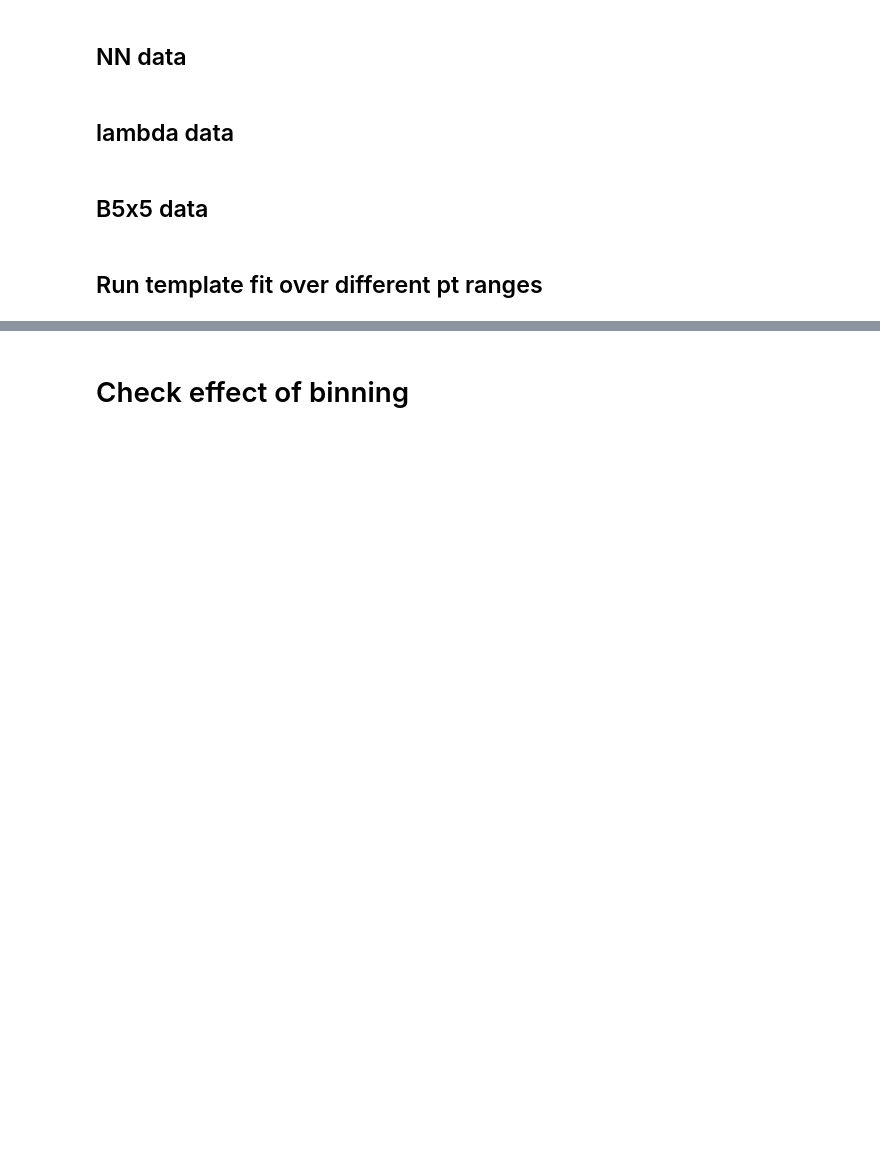
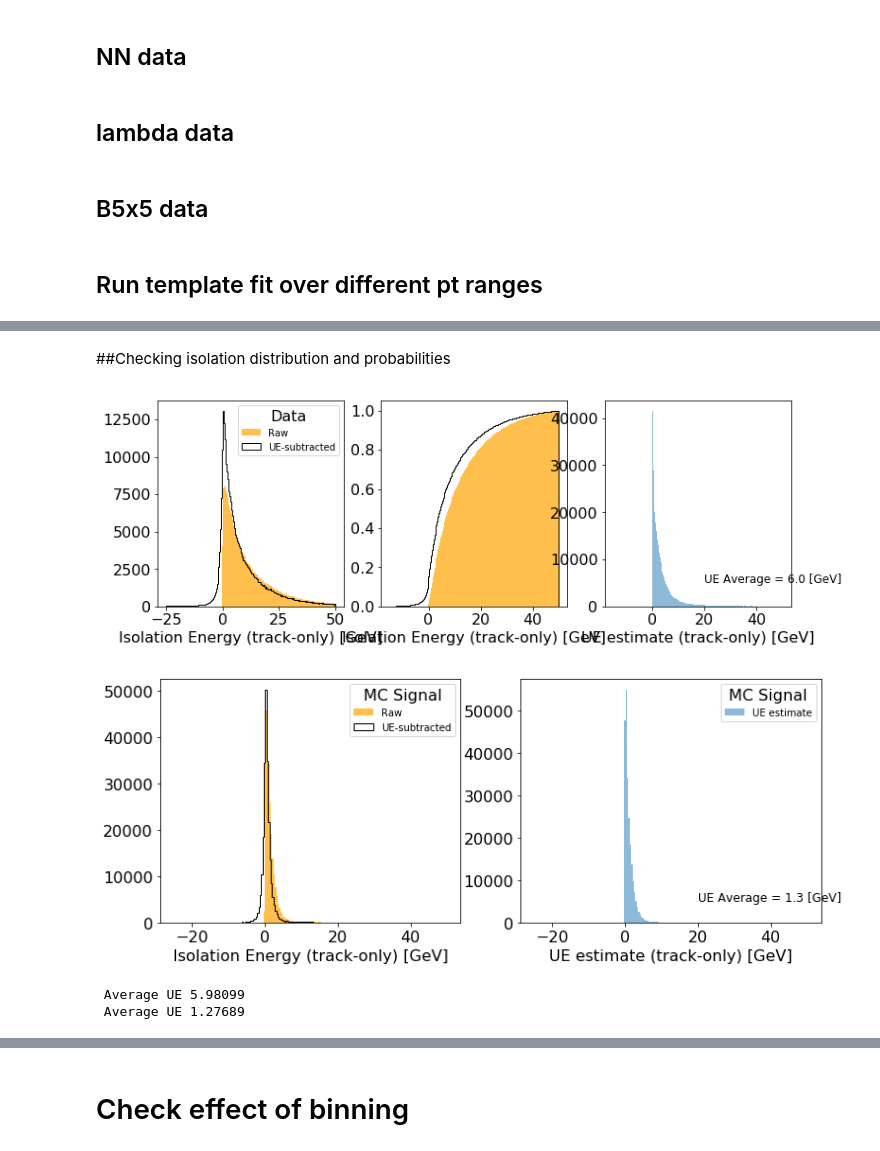
Before and after one commit to miguelignacio/CorrelationAnalysis, a Jupyter notebook: NtupleAnalysis/InputData/photon-purity.ipynb, the cells around one changed output, grey strips where cells are left out. Saved outputs shown, nothing was run; the diff lists cells and outputs as text; code cells hidden in the pictures; blank space fills up the shorter version.

```diff
--- a/NtupleAnalysis/InputData/photon-purity.ipynb
+++ b/NtupleAnalysis/InputData/photon-purity.ipynb
@@ -762,0 +913,2 @@ Purity = 0.43727, +0.00592, -0.00597
+# %% [markdown]
+##Checking isolation distribution and probabilities
@@ -762,0 +947,58 @@ Purity = 0.43727, +0.00592, -0.00597
+# %%
+test = dataHists.query('cluster_iso_its_04<200')
+test = test.query('cluster_pt<16 and cluster_pt>10')
+test = test.query('cluster_iso_its_04_ue<1e10')
+test = test.query('cluster_iso_its_04_ue!=0.0000')
+
+
+mpl.rcParams['legend.fontsize'] = 10
+
+fig = plt.figure(figsize=(12,4))
+plt.subplot(1,3,1)
+plt.hist(test['cluster_iso_its_04_raw'],range=(-15,50),color='orange',bins=200,alpha=0.7,label='Raw')
+plt.hist(test['cluster_iso_its_04'],range=(-25,50),bins=200,color='black',label='UE-subtracted',histtype='step')
+plt.xlabel('Isolation Energy (track-only) [GeV]')
+plt.legend(title='Data')
+
+plt.subplot(1,3,2)
+plt.hist(test['cluster_iso_its_04_raw'],range=(-15,50),color='orange',bins=200,alpha=0.7,label='Raw', cumulative=True, normed=True)
+plt.hist(test['cluster_iso_its_04'],range=(-15,50),bins=200,color='black',label='UE-subtracted',histtype='step', normed = True, cumulative=True)
+plt.xlabel('Isolation Energy (track-only) [GeV]')
+#plt.legend(title='Data')
+
+plt.subplot(1,3,3)
+plt.hist(test['cluster_iso_its_04_ue'],range=(-15,50),bins=200,alpha=0.5, label='UE estimate')
+plt.text(20, 5000, 'UE Average = %2.1f [GeV]'%(np.average(test['cluster_iso_its_04_ue'].dropna())), fontsize=12)
+plt.xlabel('UE estimate (track-only) [GeV]')
+#plt.legend(title='Data')
+print ' Average UE', np.average(test['cluster_iso_its_04_ue'].dropna())
+
+plt.show()
+
+fig = plt.figure(figsize=(12,10))
+test = mcHists.query('cluster_iso_its_04<200')
+test = test.query('cluster_pt<16 and cluster_pt>10')
+test = test.query('cluster_iso_its_04_ue<1e10')
+test = test.query('cluster_iso_its_04_ue!=0.0000')
+
+plt.subplot(2,2,3)
+plt.hist(test['cluster_iso_its_04_raw'],range=(-25,50),color='orange',bins=200,alpha=0.7,label='Raw')
+plt.hist(test['cluster_iso_its_04'],range=(-25,50),bins=200,color='black',label='UE-subtracted',histtype='step')
+plt.xlabel('Isolation Energy (track-only) [GeV]')
+plt.legend(title='MC Signal')
+plt.subplot(2,2,4)
+plt.hist(test['cluster_iso_its_04_ue'],range=(-25,50),bins=200,alpha=0.5, label='UE estimate')
+plt.text(20, 5000, 'UE Average = %2.1f [GeV]'%(np.average(test['cluster_iso_its_04_ue'].dropna())), fontsize=12)
+
+plt.xlabel('UE estimate (track-only) [GeV]')
+plt.legend(title='MC Signal')
+print ' Average UE', np.average(test['cluster_iso_its_04_ue'].dropna())
+
+
+
+plt.show()
+# %% [output]
+[figure, added]
+[figure, added]
+ Average UE 5.98099
+ Average UE 1.27689
```
Also changed, not shown: parts of 20 cells of this notebook.
